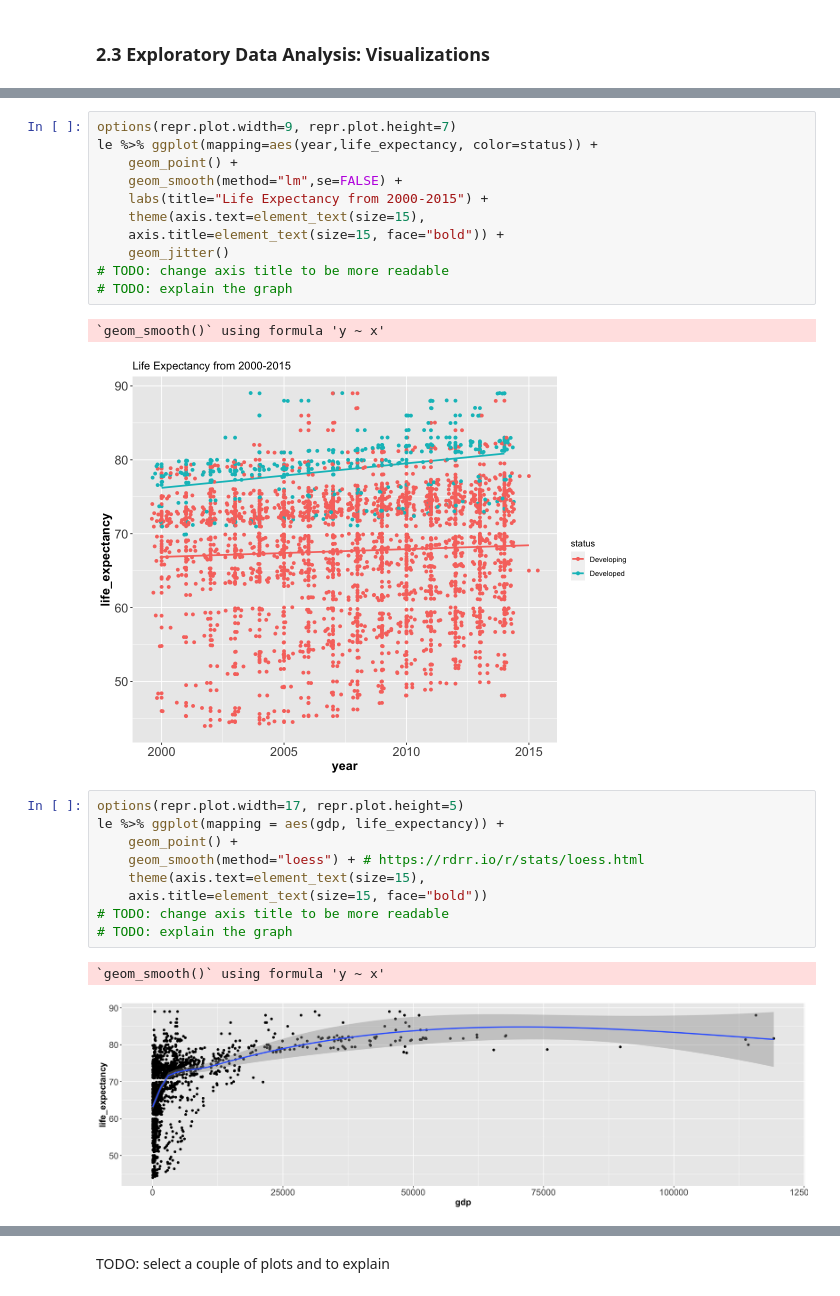
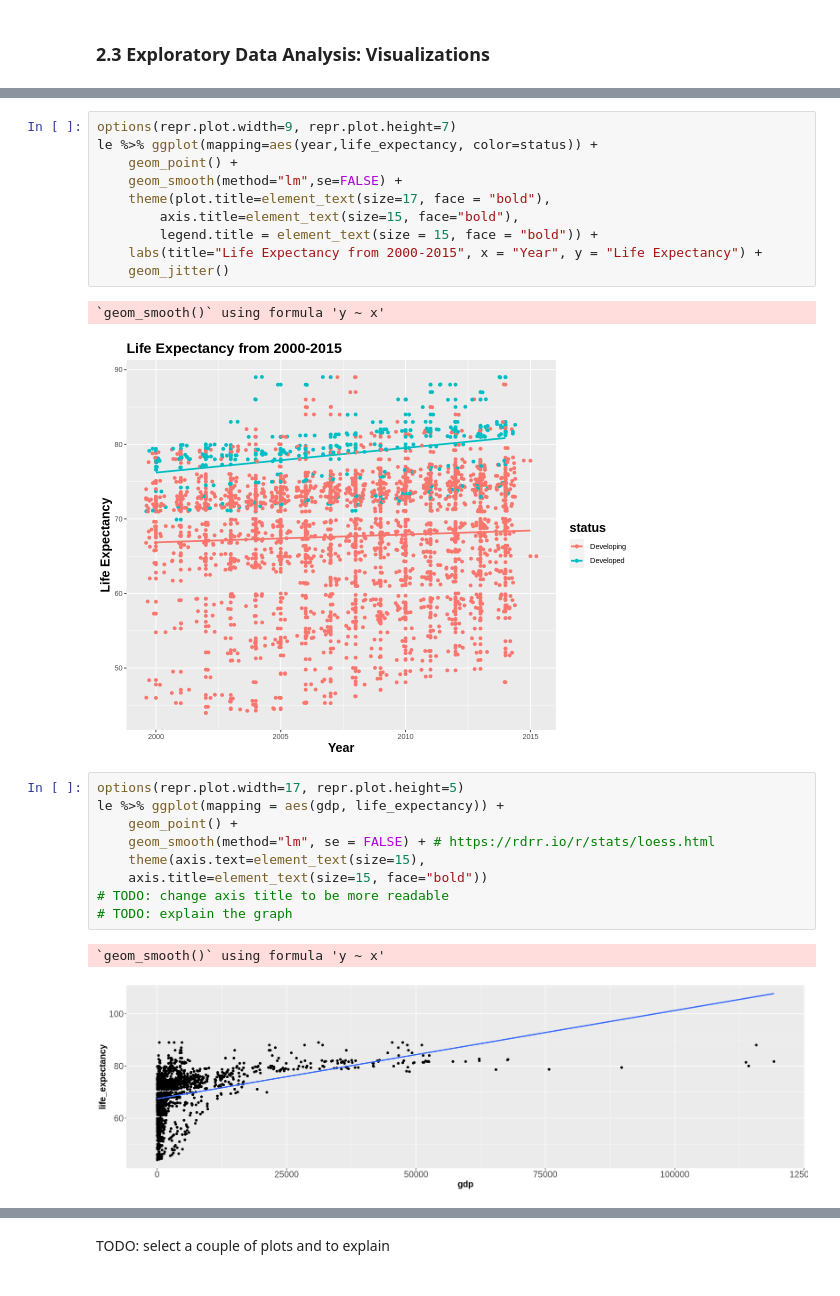
Before and after one commit to fionawang-yf/STAT301-LifeExpectancy, a Jupyter notebook: STAT301-Group1-Proposal.ipynb, the cells around one changed output, grey strips where cells are left out. Drawn from its saved outputs; the diff is of its cells as text.

```diff
--- a/STAT301-Group1-Proposal.ipynb
+++ b/STAT301-Group1-Proposal.ipynb
@@ -137,27 +163,26 @@ options(repr.plot.width=9, repr.plot.height=7)
 le %>% ggplot(mapping=aes(year,life_expectancy, color=status)) +
     geom_point() +
     geom_smooth(method="lm",se=FALSE) +
-    labs(title="Life Expectancy from 2000-2015") +
-    theme(axis.text=element_text(size=15),
-    axis.title=element_text(size=15, face="bold")) +
+    theme(plot.title=element_text(size=17, face = "bold"),
+        axis.title=element_text(size=15, face="bold"),
+        legend.title = element_text(size = 15, face = "bold")) +
+    labs(title="Life Expectancy from 2000-2015", x = "Year", y = "Life Expectancy") +
     geom_jitter()
-# TODO: change axis title to be more readable
-# TODO: explain the graph
 # %% [output]
 `geom_smooth()` using formula 'y ~ x'
-[figure, old version]
+[figure, new version]
 # %%
 options(repr.plot.width=17, repr.plot.height=5)
 le %>% ggplot(mapping = aes(gdp, life_expectancy)) +
     geom_point() +
-    geom_smooth(method="loess") + # https://rdrr.io/r/stats/loess.html
+    geom_smooth(method="lm", se = FALSE) + # https://rdrr.io/r/stats/loess.html
     theme(axis.text=element_text(size=15),
     axis.title=element_text(size=15, face="bold"))
 # TODO: change axis title to be more readable
 # TODO: explain the graph
 # %% [output]
 `geom_smooth()` using formula 'y ~ x'
-[figure, old version]
+[figure, new version]
 # %%
 options(repr.plot.width=17, repr.plot.height=7)
 le %>% ggplot(mapping = aes(adult_mortality, life_expectancy)) +
```
Also changed, not shown: parts of 14 cells of this notebook.
